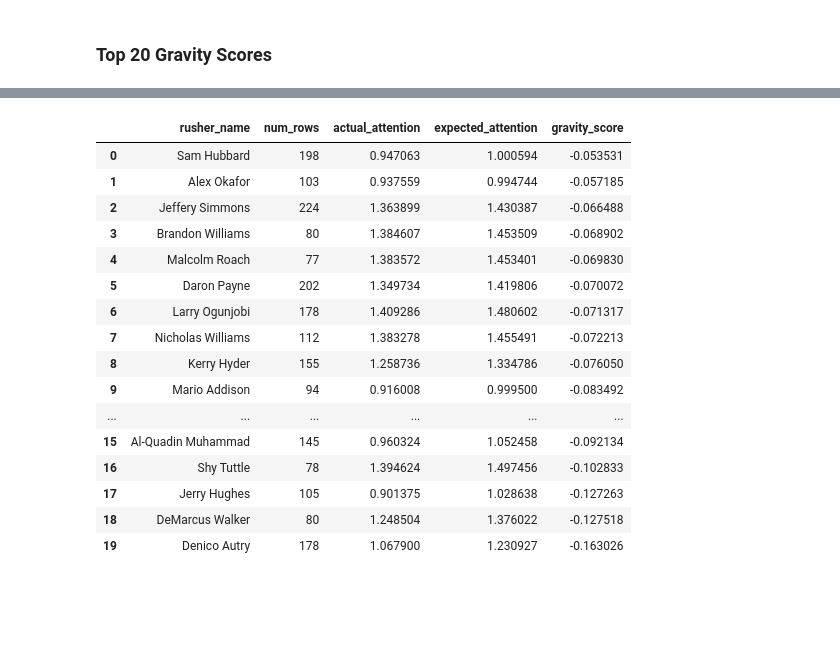
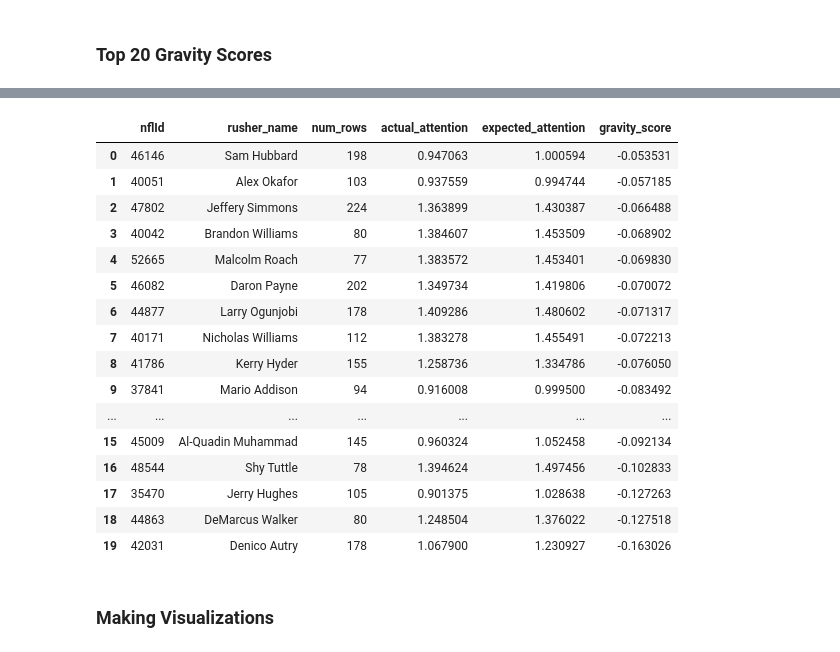
Before and after one commit to mouchatt6/BSA-Football-2026-Gravity-Metrics, a Jupyter notebook: Data Cleaning + Engineering/scripts/xgboost_model_expected_attention.ipynb, the cells around one changed output, grey strips where cells are left out. Cells and saved outputs as stored; diff of their text form; code cells hidden in the pictures; blank space fills up the shorter version.

```diff
--- a/Data Cleaning + Engineering/scripts/xgboost_model_expected_attention.ipynb
+++ b/Data Cleaning + Engineering/scripts/xgboost_model_expected_attention.ipynb
@@ -8,8 +8,8 @@ from sklearn.metrics import mean_absolute_error, mean_squared_error, r2_score
 # %%
 # load X_train and y_train
 X_train = pd.read_csv("../outputs_csv/X_train.csv")
-y_train = pd.read_csv("../outputs_csv/y_train.csv")
-y_train = y_train["avg_attention_score"]
+y_original = pd.read_csv("../outputs_csv/y_train.csv")
+y_train = y_original["avg_attention_score"]
 # %%
 # implement cross validation using an 80-20 split.
 # 5 folds means each validation fold is 20% of the data and each training fold is 80%.
@@ -364,35 +351,38 @@ top_20_gravity_scores
 # %%
 top_20_gravity_scores = (
     gravity_dataset
-    .groupby("rusher_name", as_index=False)
+    .groupby("nflId", as_index=False)
     .agg(
+        rusher_name=("rusher_name", "first"),
         num_rows=("gravity_score", "size"),
         actual_attention=("avg_attention_score", "mean"),
         expected_attention=("expected_attention", "mean"),
         gravity_score=("gravity_score", "mean"),
     )
     .query("num_rows >= 75")
     .sort_values("gravity_score", ascending=False)
     .tail(20)
     .reset_index(drop=True)
 )
 
 top_20_gravity_scores
 # %% [output]
-|  | rusher_name | num_rows | actual_attention | expected_attention | gravity_score |
-| 0 | Sam Hubbard | 198 | 0.947063 | 1.000594 | -0.053531 |
-| 1 | Alex Okafor | 103 | 0.937559 | 0.994744 | -0.057185 |
-| 2 | Jeffery Simmons | 224 | 1.363899 | 1.430387 | -0.066488 |
-| 3 | Brandon Williams | 80 | 1.384607 | 1.453509 | -0.068902 |
-| 4 | Malcolm Roach | 77 | 1.383572 | 1.453401 | -0.069830 |
-| 5 | Daron Payne | 202 | 1.349734 | 1.419806 | -0.070072 |
-| 6 | Larry Ogunjobi | 178 | 1.409286 | 1.480602 | -0.071317 |
-| 7 | Nicholas Williams | 112 | 1.383278 | 1.455491 | -0.072213 |
-| 8 | Kerry Hyder | 155 | 1.258736 | 1.334786 | -0.076050 |
-| 9 | Mario Addison | 94 | 0.916008 | 0.999500 | -0.083492 |
-| ... | ... | ... | ... | ... | ... |
-| 15 | Al-Quadin Muhammad | 145 | 0.960324 | 1.052458 | -0.092134 |
-| 16 | Shy Tuttle | 78 | 1.394624 | 1.497456 | -0.102833 |
-| 17 | Jerry Hughes | 105 | 0.901375 | 1.028638 | -0.127263 |
-| 18 | DeMarcus Walker | 80 | 1.248504 | 1.376022 | -0.127518 |
-| 19 | Denico Autry | 178 | 1.067900 | 1.230927 | -0.163026 |
+|  | nflId | rusher_name | num_rows | actual_attention | expected_attention | gravity_score |
+| 0 | 46146 | Sam Hubbard | 198 | 0.947063 | 1.000594 | -0.053531 |
+| 1 | 40051 | Alex Okafor | 103 | 0.937559 | 0.994744 | -0.057185 |
+| 2 | 47802 | Jeffery Simmons | 224 | 1.363899 | 1.430387 | -0.066488 |
+| 3 | 40042 | Brandon Williams | 80 | 1.384607 | 1.453509 | -0.068902 |
+| 4 | 52665 | Malcolm Roach | 77 | 1.383572 | 1.453401 | -0.069830 |
+| 5 | 46082 | Daron Payne | 202 | 1.349734 | 1.419806 | -0.070072 |
+| 6 | 44877 | Larry Ogunjobi | 178 | 1.409286 | 1.480602 | -0.071317 |
+| 7 | 40171 | Nicholas Williams | 112 | 1.383278 | 1.455491 | -0.072213 |
+| 8 | 41786 | Kerry Hyder | 155 | 1.258736 | 1.334786 | -0.076050 |
+| 9 | 37841 | Mario Addison | 94 | 0.916008 | 0.999500 | -0.083492 |
+| ... | ... | ... | ... | ... | ... | ... |
+| 15 | 45009 | Al-Quadin Muhammad | 145 | 0.960324 | 1.052458 | -0.092134 |
+| 16 | 48544 | Shy Tuttle | 78 | 1.394624 | 1.497456 | -0.102833 |
+| 17 | 35470 | Jerry Hughes | 105 | 0.901375 | 1.028638 | -0.127263 |
+| 18 | 44863 | DeMarcus Walker | 80 | 1.248504 | 1.376022 | -0.127518 |
+| 19 | 42031 | Denico Autry | 178 | 1.067900 | 1.230927 | -0.163026 |
+# %% [markdown]
+### Making Visualizations
```
Also changed, not shown: parts of 16 cells of this notebook, 5 other files.
